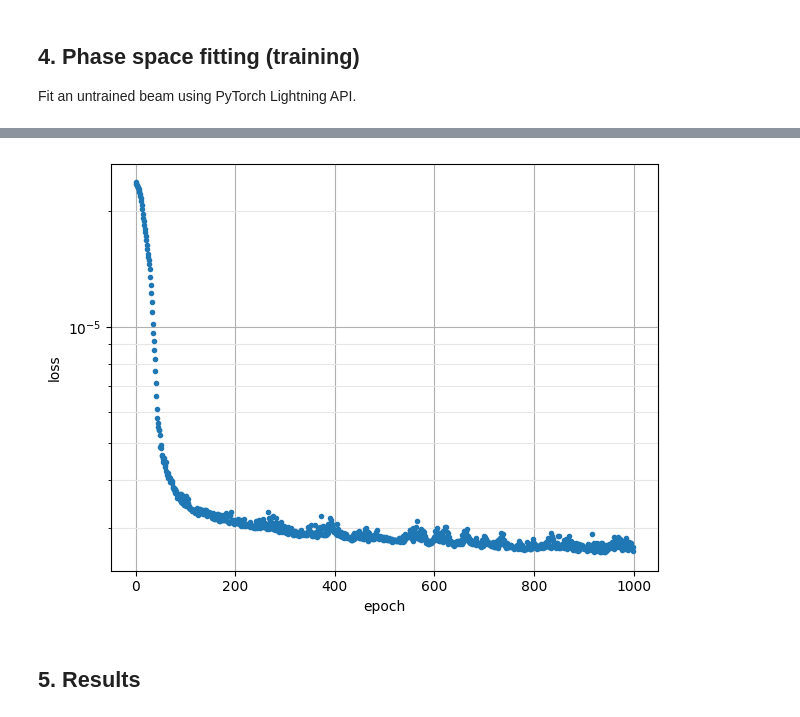
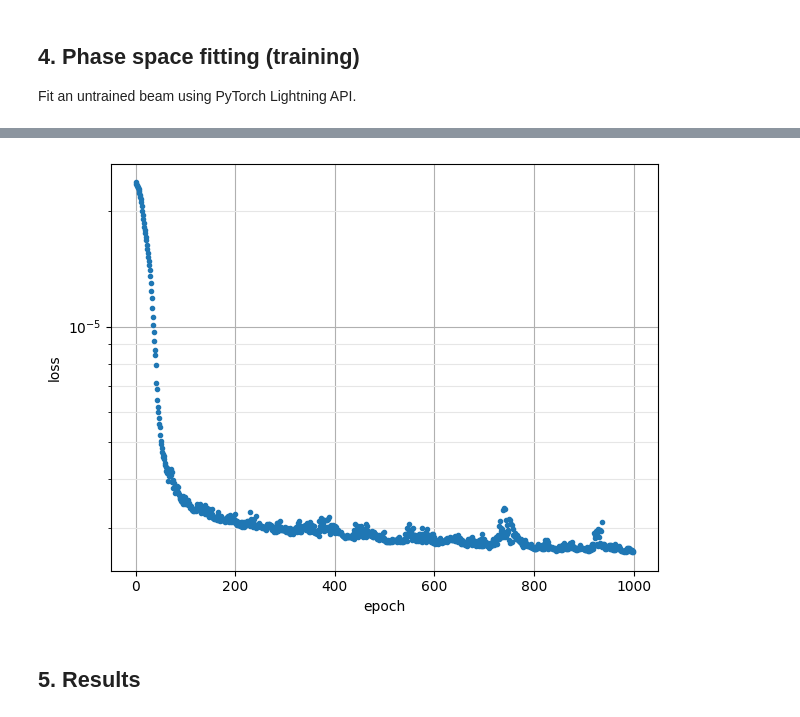
Before and after one commit to roussel-ryan/gpsr, a Jupyter notebook: docs/examples/lume/gpsr_lume_training.ipynb, the cells around one changed output, grey strips where cells are left out. Saved outputs shown, nothing was run; the diff lists cells and outputs as text; code cells hidden in the pictures.

Commit message:
update gpsr.lume example

```diff
--- a/docs/examples/lume/gpsr_lume_training.ipynb
+++ b/docs/examples/lume/gpsr_lume_training.ipynb
@@ -214,20 +224,20 @@ SLURM auto-requeueing enabled. Setting signal handlers.
 # %%
 # show loss vs epoch
 logs = np.genfromtxt(
-    os.path.join(EXAMPLE_ROOT, "logs", "version_0", "metrics.csv"),
+    os.path.join(EXAMPLE_ROOT, "logs", "version_11", "metrics.csv"),
     delimiter=",",
     names=True
 )
 fig, ax = plt.subplots()
 ax.plot(logs["epoch"], logs["loss_epoch"], marker=".")
 ax.set_xlabel("epoch")
 ax.set_ylabel("loss")
 ax.set_yscale("log")
 ax.grid()
 ax.grid(which="minor", color="0.9")
 plt.tight_layout()
 # %% [output]
-[figure, old version]
+[figure, new version]
 # %% [markdown]
 ## 5. Results
 # %%
```
Also changed, not shown: parts of 6 cells of this notebook.
